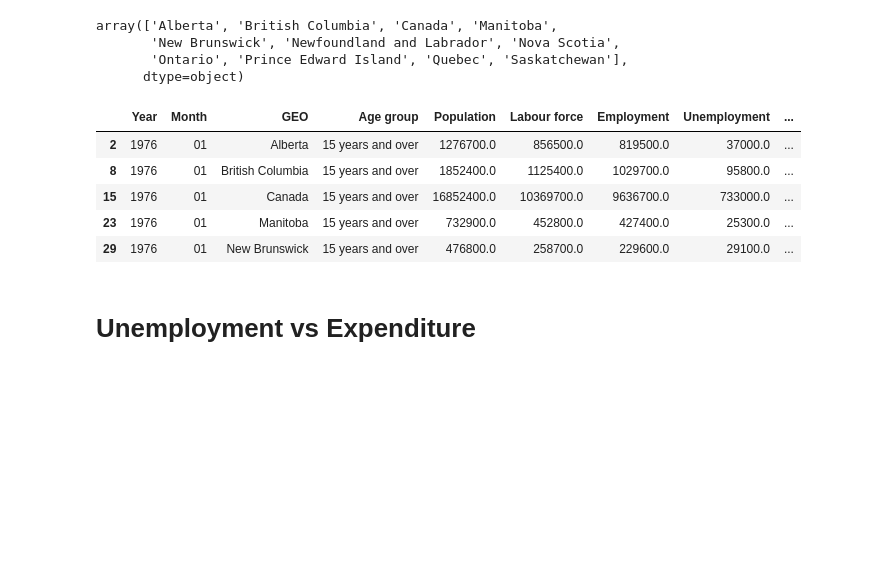
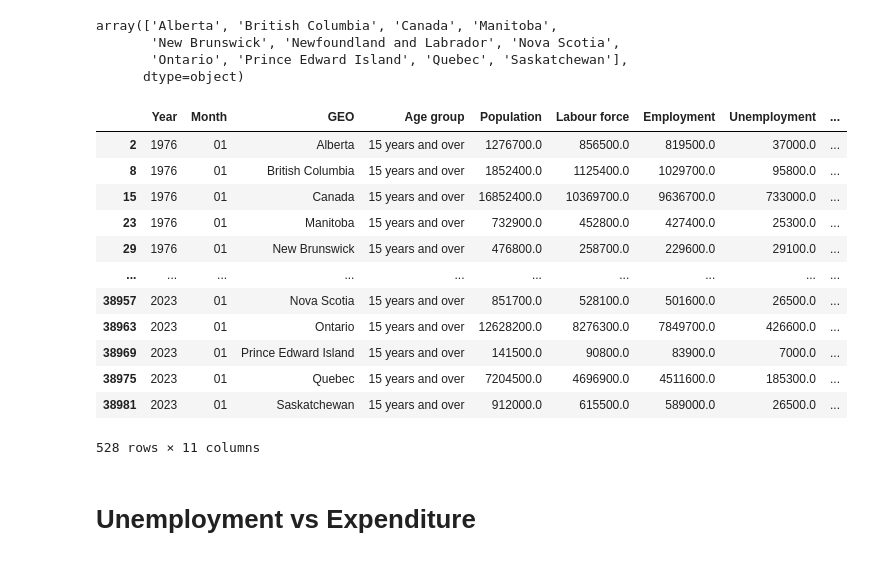
Before and after one commit to Cadeem-M/Unemployment-Analysis, a Jupyter notebook: analysis.ipynb, the cells around one changed output. Drawn from its saved outputs; the diff is of its cells as text; code cells hidden in the pictures; blank space fills up the shorter version.

```diff
--- a/analysis.ipynb
+++ b/analysis.ipynb
@@ -86,15 +86,22 @@ array(['Alberta', 'British Columbia', 'Canada', 'Manitoba',
 # %%
 provincial_unemploy = filt_unemployed_df.loc[filt_unemployed_df["GEO"] != "Canada"]
 provincial_unemploy = filt_unemployed_df.loc[filt_unemployed_df["Age group"] == "15 years and over"]
-
-provincial_unemploy.head()
+provincial_unemploy = provincial_unemploy[provincial_unemploy["Month"]== "01"]
+provincial_unemploy
 # %% [output]
 |  | Year | Month | GEO | Age group | Population | Labour force | Employment | Unemployment | ... |
 | 2 | 1976 | 01 | Alberta | 15 years and over | 1276700.0 | 856500.0 | 819500.0 | 37000.0 | ... |
 | 8 | 1976 | 01 | British Columbia | 15 years and over | 1852400.0 | 1125400.0 | 1029700.0 | 95800.0 | ... |
 | 15 | 1976 | 01 | Canada | 15 years and over | 16852400.0 | 10369700.0 | 9636700.0 | 733000.0 | ... |
 | 23 | 1976 | 01 | Manitoba | 15 years and over | 732900.0 | 452800.0 | 427400.0 | 25300.0 | ... |
 | 29 | 1976 | 01 | New Brunswick | 15 years and over | 476800.0 | 258700.0 | 229600.0 | 29100.0 | ... |
+| ... | ... | ... | ... | ... | ... | ... | ... | ... | ... |
+| 38957 | 2023 | 01 | Nova Scotia | 15 years and over | 851700.0 | 528100.0 | 501600.0 | 26500.0 | ... |
+| 38963 | 2023 | 01 | Ontario | 15 years and over | 12628200.0 | 8276300.0 | 7849700.0 | 426600.0 | ... |
+| 38969 | 2023 | 01 | Prince Edward Island | 15 years and over | 141500.0 | 90800.0 | 83900.0 | 7000.0 | ... |
+| 38975 | 2023 | 01 | Quebec | 15 years and over | 7204500.0 | 4696900.0 | 4511600.0 | 185300.0 | ... |
+| 38981 | 2023 | 01 | Saskatchewan | 15 years and over | 912000.0 | 615500.0 | 589000.0 | 26500.0 | ... |
+528 rows × 11 columns
 # %% [markdown]
 # Unemployment vs Expenditure
 # %%
```
Also changed, not shown: parts of 4 cells of this notebook.
